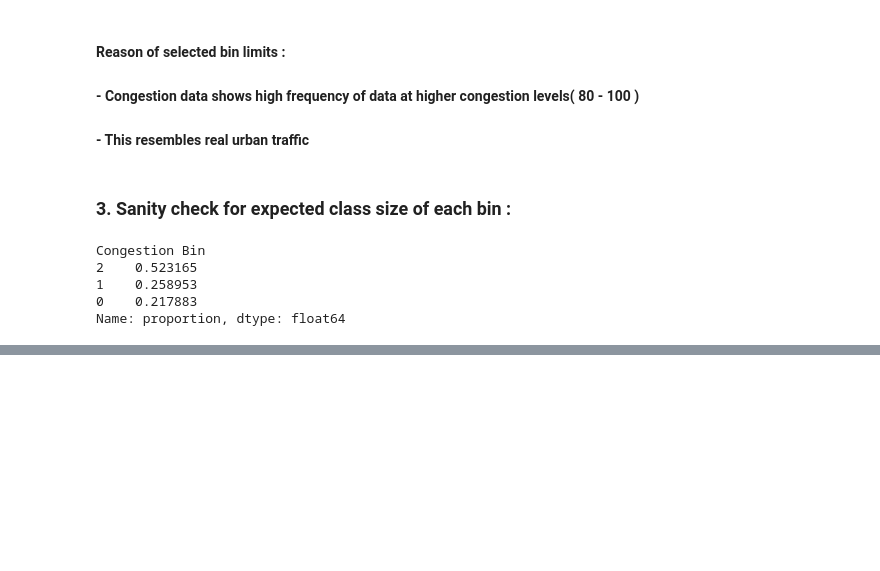
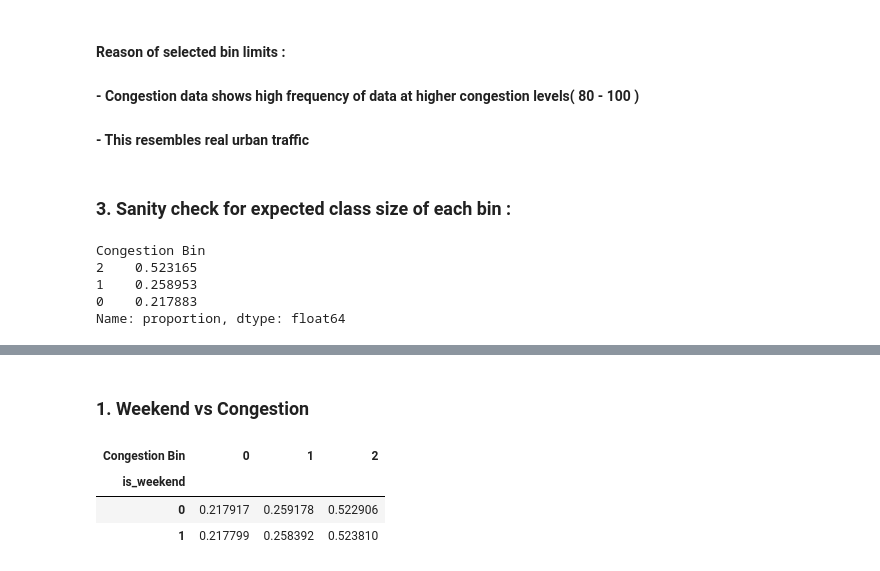
Before and after one commit to Rushikesh-101/Traffic-Flow-Prediction-ML, a Jupyter notebook: Traffic-Predictions-Analysis.ipynb, the cells around one changed output, grey strips where cells are left out. Cells and saved outputs as stored; diff of their text form; code cells hidden in the pictures; blank space fills up the shorter version.

```diff
--- a/Traffic-Predictions-Analysis.ipynb
+++ b/Traffic-Predictions-Analysis.ipynb
@@ -384,0 +407,13 @@ Name: proportion, dtype: float64
+# %% [markdown]
+### 1. Weekend vs Congestion
+# %%
+pd.crosstab(
+    dataset['is_weekend'],
+    dataset['Congestion Bin'],
+    normalize = 'index'
+)
+# %% [output]
+| Congestion Bin | 0 | 1 | 2 |
+| is_weekend |  |  |  |
+| 0 | 0.217917 | 0.259178 | 0.522906 |
+| 1 | 0.217799 | 0.258392 | 0.523810 |
```
Also changed, not shown: parts of 12 cells of this notebook.
